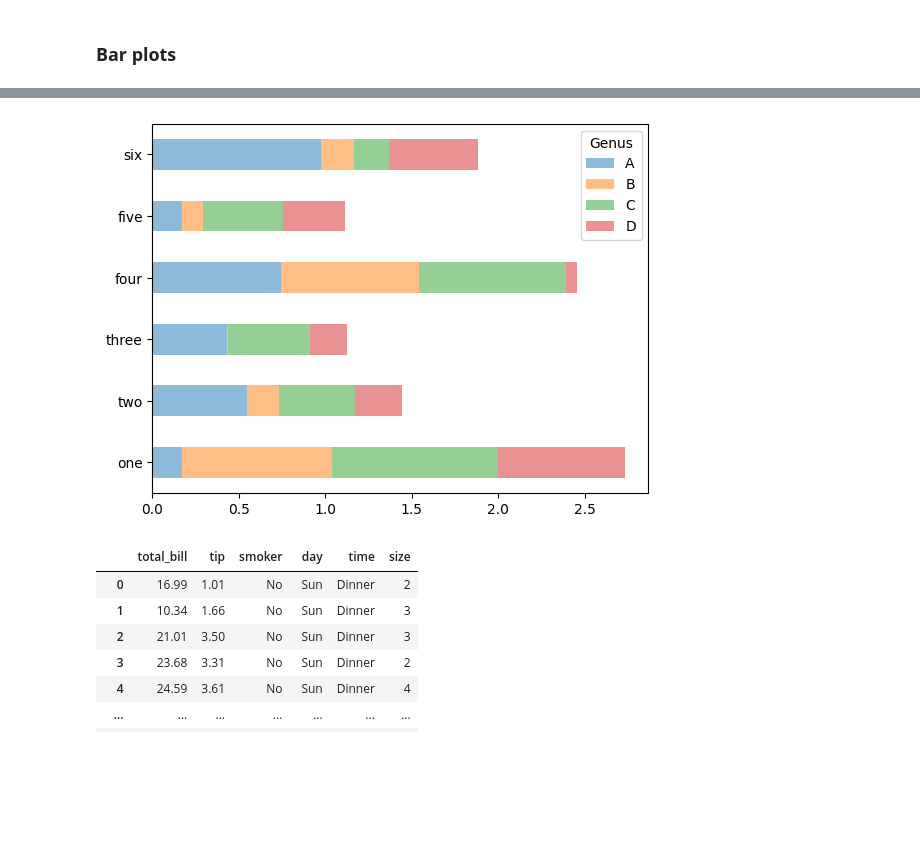
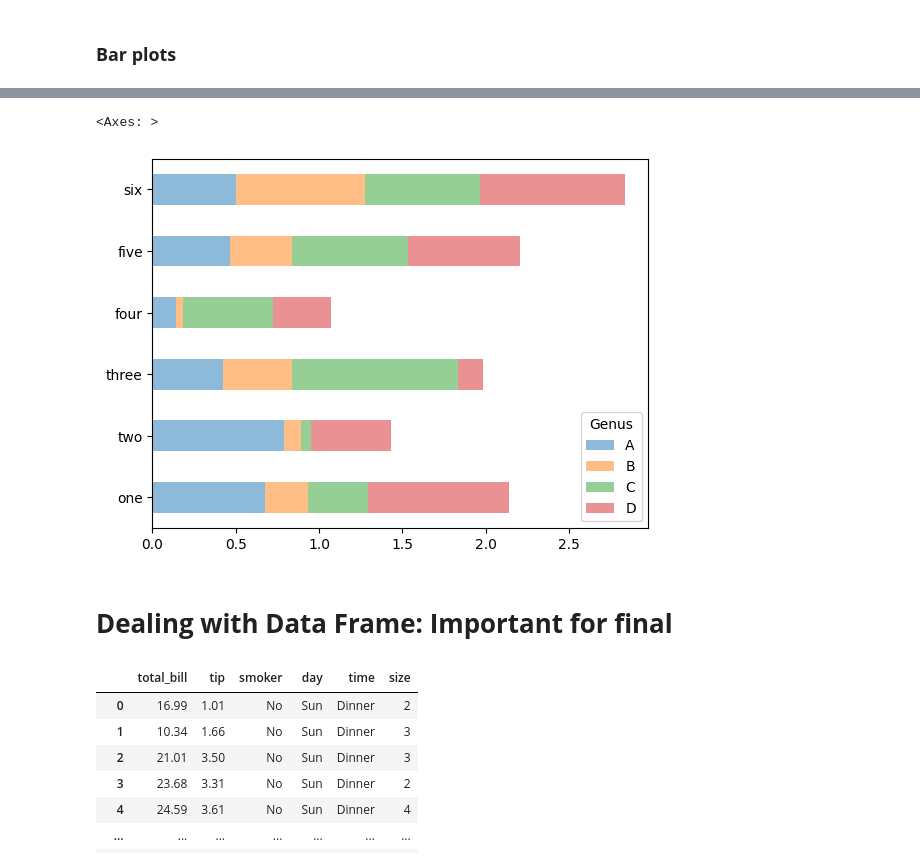
Before and after one commit to Kamarul891212/STQD6014_Data_Science_P132829, a Jupyter notebook: P132829_Week11_Matplotlib_20231220_WC.ipynb, the cells around one changed output, grey strips where cells are left out. Drawn from its saved outputs; the diff is of its cells as text; code cells hidden in the pictures; blank space fills up the shorter version.

```diff
--- a/P132829_Week11_Matplotlib_20231220_WC.ipynb
+++ b/P132829_Week11_Matplotlib_20231220_WC.ipynb
@@ -343,0 +341,3 @@ df
+# %%
+# DataFrame
+df = pd.DataFrame(np.random.uniform(size = (6, 4)), index = ['one', 'two', 'three', 'four', 'five', 'six'], columns = pd.Index(['A','B', 'C', 'D'], name = 'Genus'))
@@ -344,7 +349,11 @@ df
 # %%
 # stacked bar plots
+df.plot.barh(stacked = True, alpha = .5)
 # %% [output]
+<Axes: >
-[figure, old version]
+[figure, new version]
+# %% [markdown]
+# **Dealing with Data Frame: Important for final**
 # %%
 # A little project: dataset about restaurant tipping
 # Download the tips data herehttps://bit.ly/3jCROII:
```
Also changed, not shown: parts of 20 cells of this notebook.
